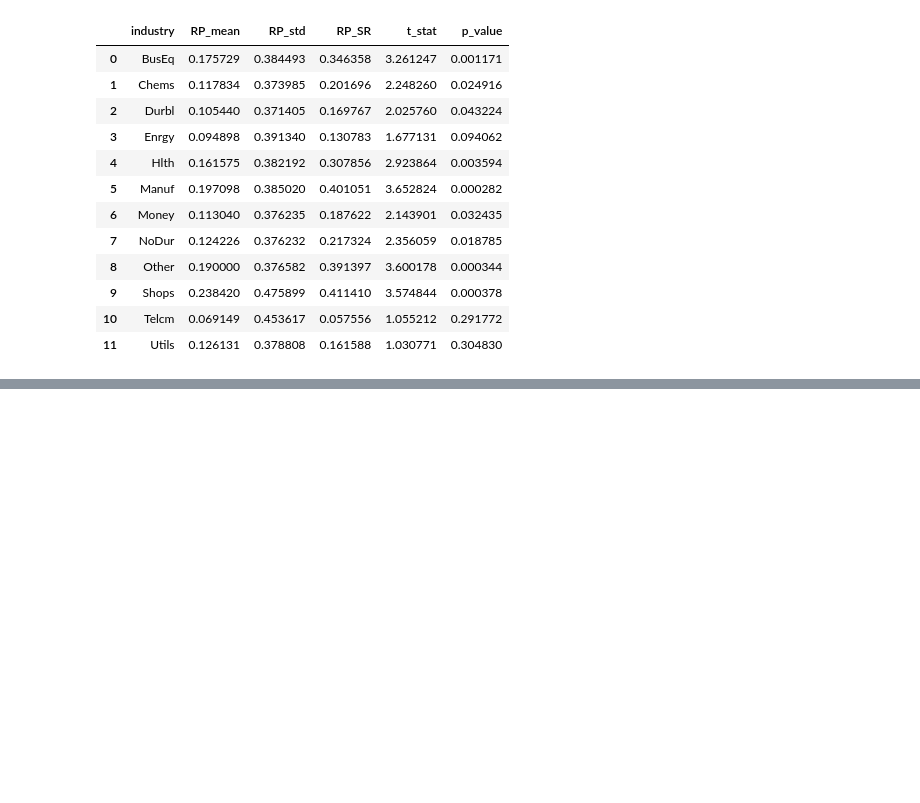
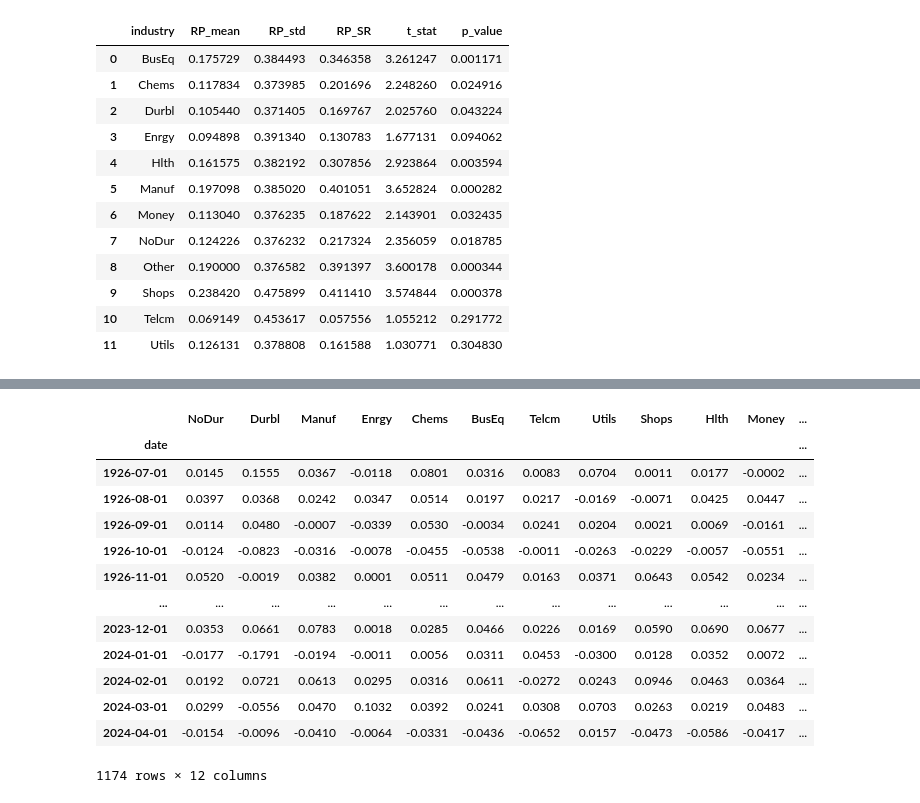
Before and after one commit to ekaterina-borisova/Investments_Project, a Jupyter notebook: project.ipynb, the cells around one changed output, grey strips where cells are left out. Saved outputs shown, nothing was run; the diff lists cells and outputs as text; code cells hidden in the pictures; blank space fills up the shorter version.

```diff
--- a/project.ipynb
+++ b/project.ipynb
@@ -1811,0 +2001,18 @@ stats_industry
+# %%
+industry_returns.rename_axis('date', inplace=True)
+industry_returns
+# %% [output]
+|  | NoDur | Durbl | Manuf | Enrgy | Chems | BusEq | Telcm | Utils | Shops | Hlth | Money | ... |
+| date |  |  |  |  |  |  |  |  |  |  |  | ... |
+| 1926-07-01 | 0.0145 | 0.1555 | 0.0367 | -0.0118 | 0.0801 | 0.0316 | 0.0083 | 0.0704 | 0.0011 | 0.0177 | -0.0002 | ... |
+| 1926-08-01 | 0.0397 | 0.0368 | 0.0242 | 0.0347 | 0.0514 | 0.0197 | 0.0217 | -0.0169 | -0.0071 | 0.0425 | 0.0447 | ... |
+| 1926-09-01 | 0.0114 | 0.0480 | -0.0007 | -0.0339 | 0.0530 | -0.0034 | 0.0241 | 0.0204 | 0.0021 | 0.0069 | -0.0161 | ... |
+| 1926-10-01 | -0.0124 | -0.0823 | -0.0316 | -0.0078 | -0.0455 | -0.0538 | -0.0011 | -0.0263 | -0.0229 | -0.0057 | -0.0551 | ... |
+| 1926-11-01 | 0.0520 | -0.0019 | 0.0382 | 0.0001 | 0.0511 | 0.0479 | 0.0163 | 0.0371 | 0.0643 | 0.0542 | 0.0234 | ... |
+| ... | ... | ... | ... | ... | ... | ... | ... | ... | ... | ... | ... | ... |
+| 2023-12-01 | 0.0353 | 0.0661 | 0.0783 | 0.0018 | 0.0285 | 0.0466 | 0.0226 | 0.0169 | 0.0590 | 0.0690 | 0.0677 | ... |
+| 2024-01-01 | -0.0177 | -0.1791 | -0.0194 | -0.0011 | 0.0056 | 0.0311 | 0.0453 | -0.0300 | 0.0128 | 0.0352 | 0.0072 | ... |
+| 2024-02-01 | 0.0192 | 0.0721 | 0.0613 | 0.0295 | 0.0316 | 0.0611 | -0.0272 | 0.0243 | 0.0946 | 0.0463 | 0.0364 | ... |
+| 2024-03-01 | 0.0299 | -0.0556 | 0.0470 | 0.1032 | 0.0392 | 0.0241 | 0.0308 | 0.0703 | 0.0263 | 0.0219 | 0.0483 | ... |
+| 2024-04-01 | -0.0154 | -0.0096 | -0.0410 | -0.0064 | -0.0331 | -0.0436 | -0.0652 | 0.0157 | -0.0473 | -0.0586 | -0.0417 | ... |
+1174 rows × 12 columns
```
Also changed, not shown: parts of 44 cells of this notebook.
